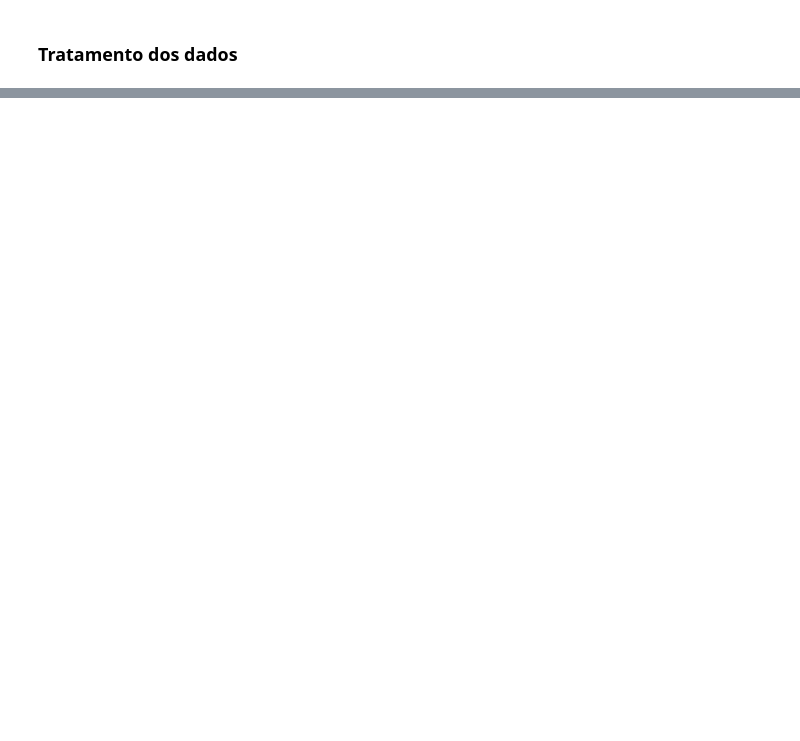
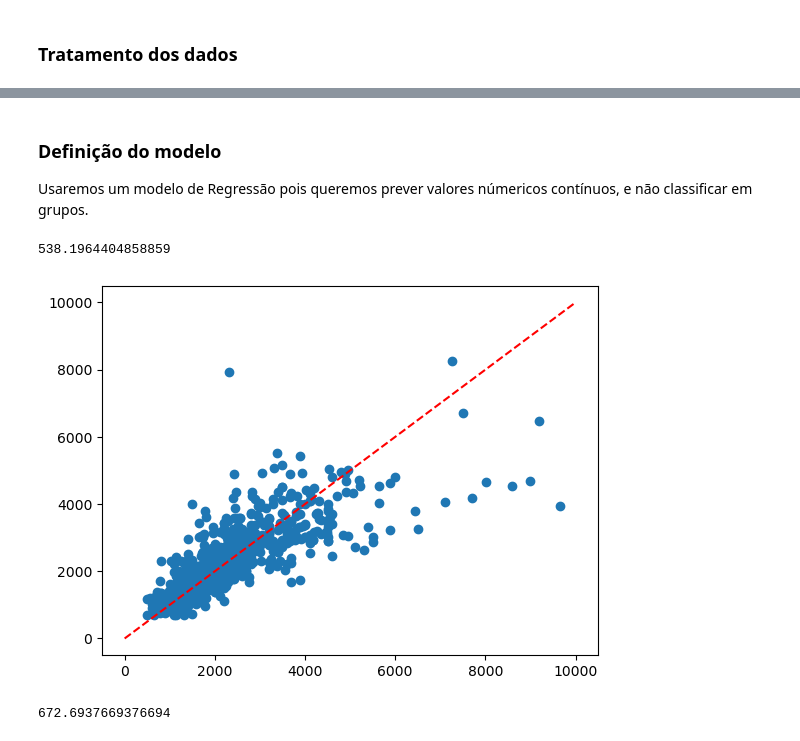
Before and after one commit to cassio645/Machine-learning, a Jupyter notebook: Projetos/aluguel_rj.ipynb, the cells around one changed output, grey strips where cells are left out. Cells and saved outputs as stored; diff of their text form; code cells hidden in the pictures; blank space fills up the shorter version.

Commit message:
Criando o modelo

```diff
--- a/Projetos/aluguel_rj.ipynb
+++ b/Projetos/aluguel_rj.ipynb
@@ -351,0 +423,14 @@ base2.plot.scatter(x='aluguel', y='iptu');
+# %% [markdown]
+### Definição do modelo
+
+Usaremos um modelo de Regressão pois queremos prever valores númericos contínuos, e não classificar em grupos.
+# %%
+# Separando os dados em X e y
+
+X = base.drop('aluguel', axis=1)
+y = base.aluguel
+# %%
+# Importando train test split
+from sklearn.model_selection import train_test_split
+
+X_train, X_test, y_train, y_test = train_test_split(X, y, test_size=0.33, random_state=42)
@@ -351,0 +440,6 @@ base2.plot.scatter(x='aluguel', y='iptu');
+# %%
+# Criando o modelo e treinando e treinando com os dados de treino
+reg = LinearRegression().fit(X_train, y_train)
+# %%
+# Fazendo a previsão com os dados de teste
+pred_reg = reg.predict(X_test)
@@ -351,0 +451,14 @@ base2.plot.scatter(x='aluguel', y='iptu');
+# %%
+# Quanto menor o valor melhor
+mean_absolute_error(y_test, pred_reg)
+# %% [output]
+538.1964404858859
+# %%
+# Visualizando gráficamente com scatterplot
+fig, ax = plt.subplots()
+ax.scatter(y_test, pred_reg)
+
+ax.plot([0, 10000], [0, 10000], '--r')
+plt.show()
+# %% [output]
+[figure, added]
@@ -351,0 +474,5 @@ base2.plot.scatter(x='aluguel', y='iptu');
+# %%
+# Avaliando erro da arvore de regressao
+mean_absolute_error(y_test, pred_arvore)
+# %% [output]
+672.6937669376694
```
Also changed, not shown: parts of 20 cells of this notebook.
